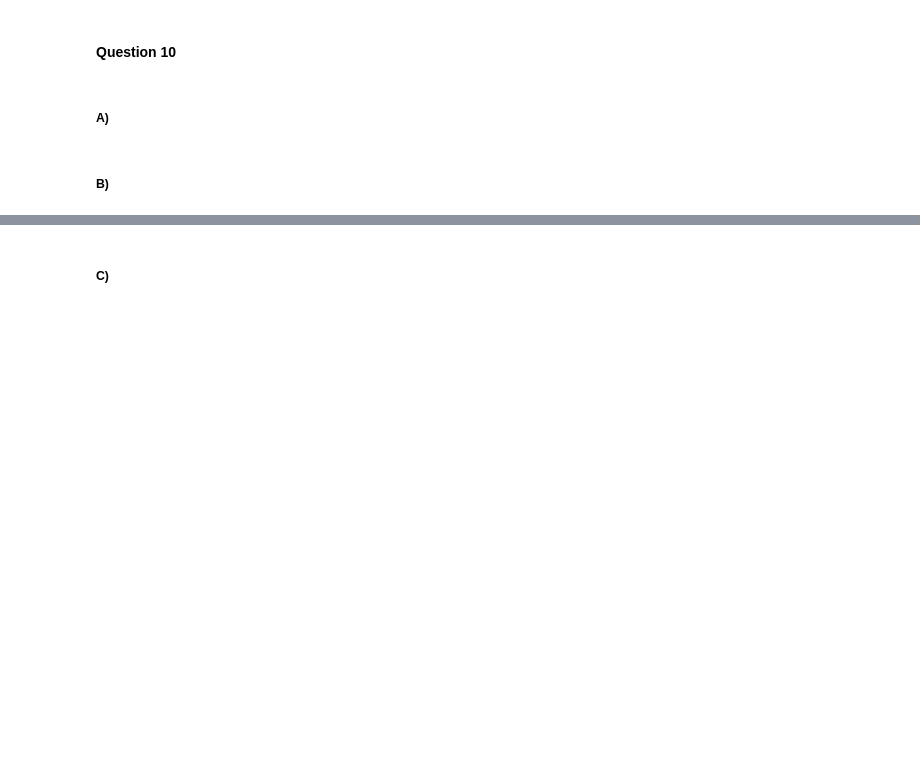
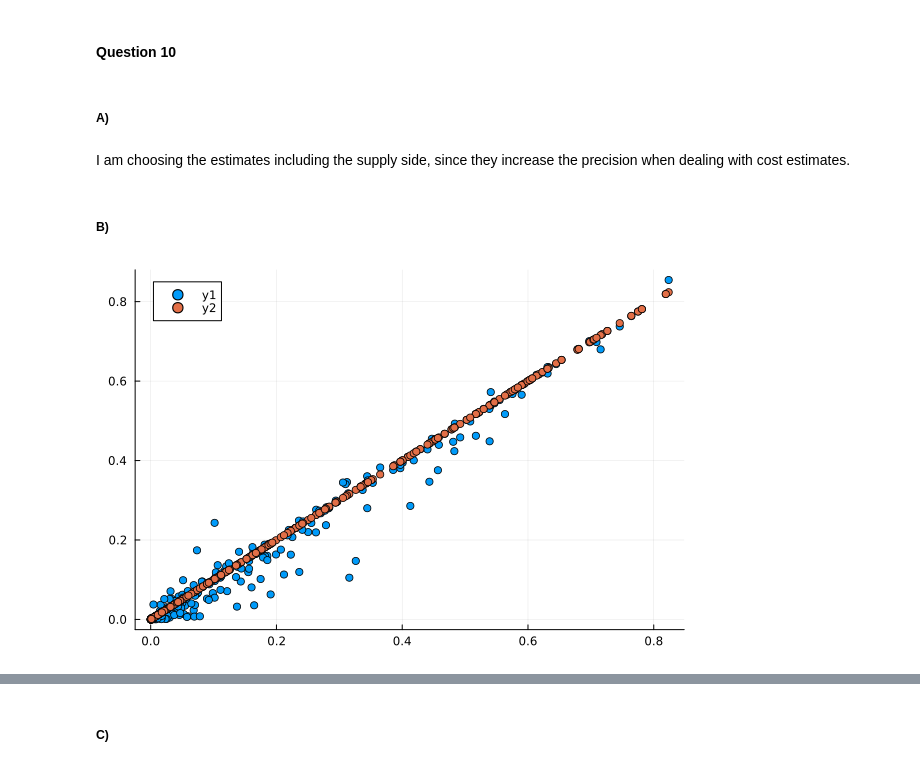
Before and after one commit to Erick-0M/problem-set-io, a Jupyter notebook: code/scripts/pset_io.ipynb, the cells around one changed output, grey strips where cells are left out. Saved outputs shown, nothing was run; the diff lists cells and outputs as text; code cells hidden in the pictures; blank space fills up the shorter version.

```diff
--- a/code/scripts/pset_io.ipynb
+++ b/code/scripts/pset_io.ipynb
@@ -1086,5 +1051,22 @@ model_system_coll.params
 #### Question 10
 # %% [markdown]
 ##### A)
+# %% [markdown]
+I am choosing the estimates including the supply side, since they increase the precision when dealing with cost estimates.
 # %% [markdown]
 ##### B)
+# %%
+model_simul_merge = deepcopy(model_system_bert);
+# %%
+# Changing the ownership matrix and simulating
+model_simul_merge.BLPDemand.Omega = [1.0 1.0 0.0;1.0 1.0 0.0;0.0 0.0 1.0];
+#model_simul_merge.BLPDemand.Omega = [1.0 1.0 1.0;1.0 1.0 1.0;1.0 1.0 1.0];
+blp.simulate_BLP!(model_simul_merge.BLPDemand);
+# %%
+model_simul_merge = blp.counterfactual_simulation(model_simul_merge);
+# %%
+#Market shares for everyone
+scatter(model_system_bert.BLPDemand.shares_sim, model_simul_merge.BLPDemand.shares_sim)
+scatter!(model_system_bert.BLPDemand.shares_sim, model_system_bert.BLPDemand.shares_sim)
+# %% [output]
+[figure, added]
```
Also changed, not shown: parts of 36 cells of this notebook, 19 other files.
